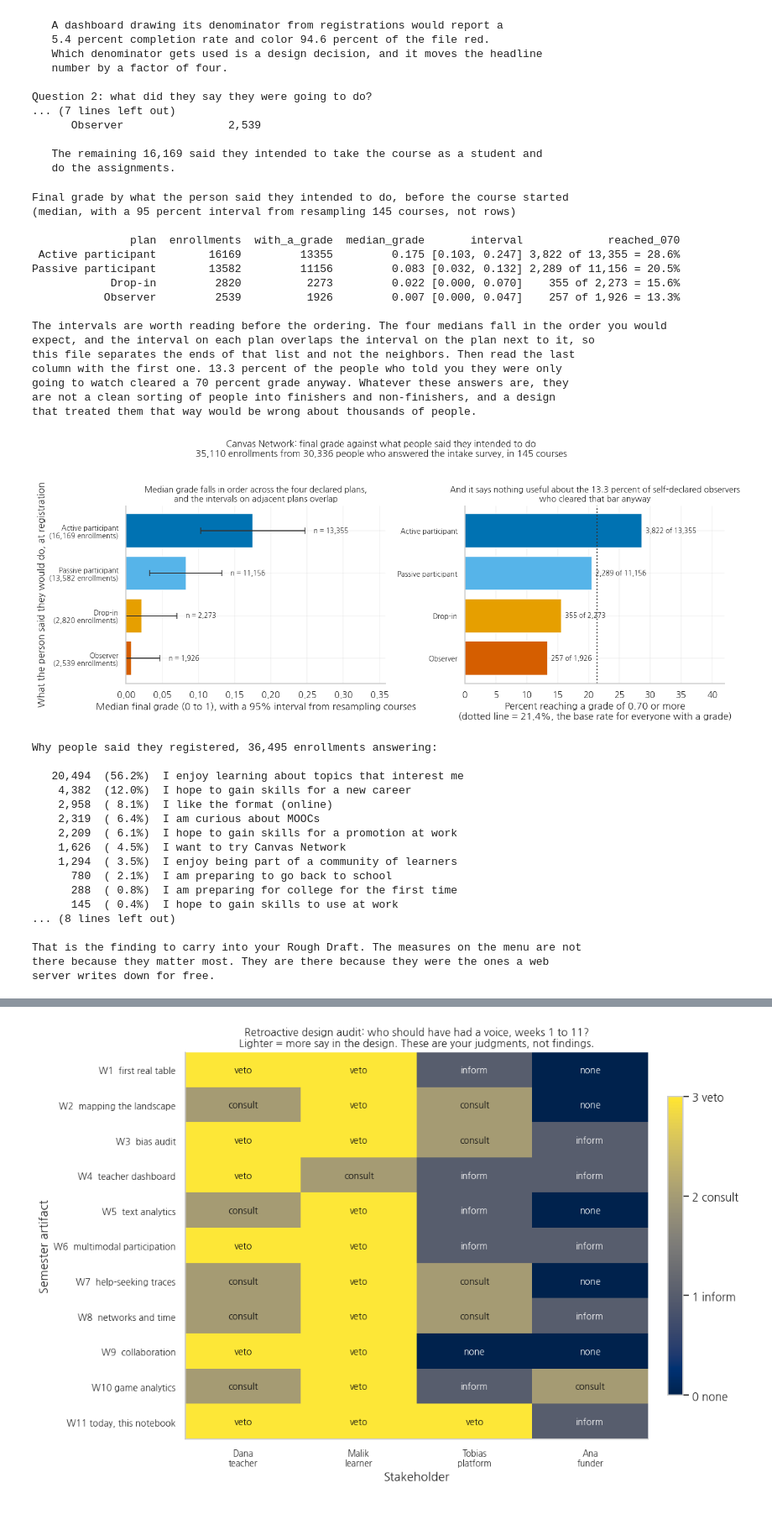
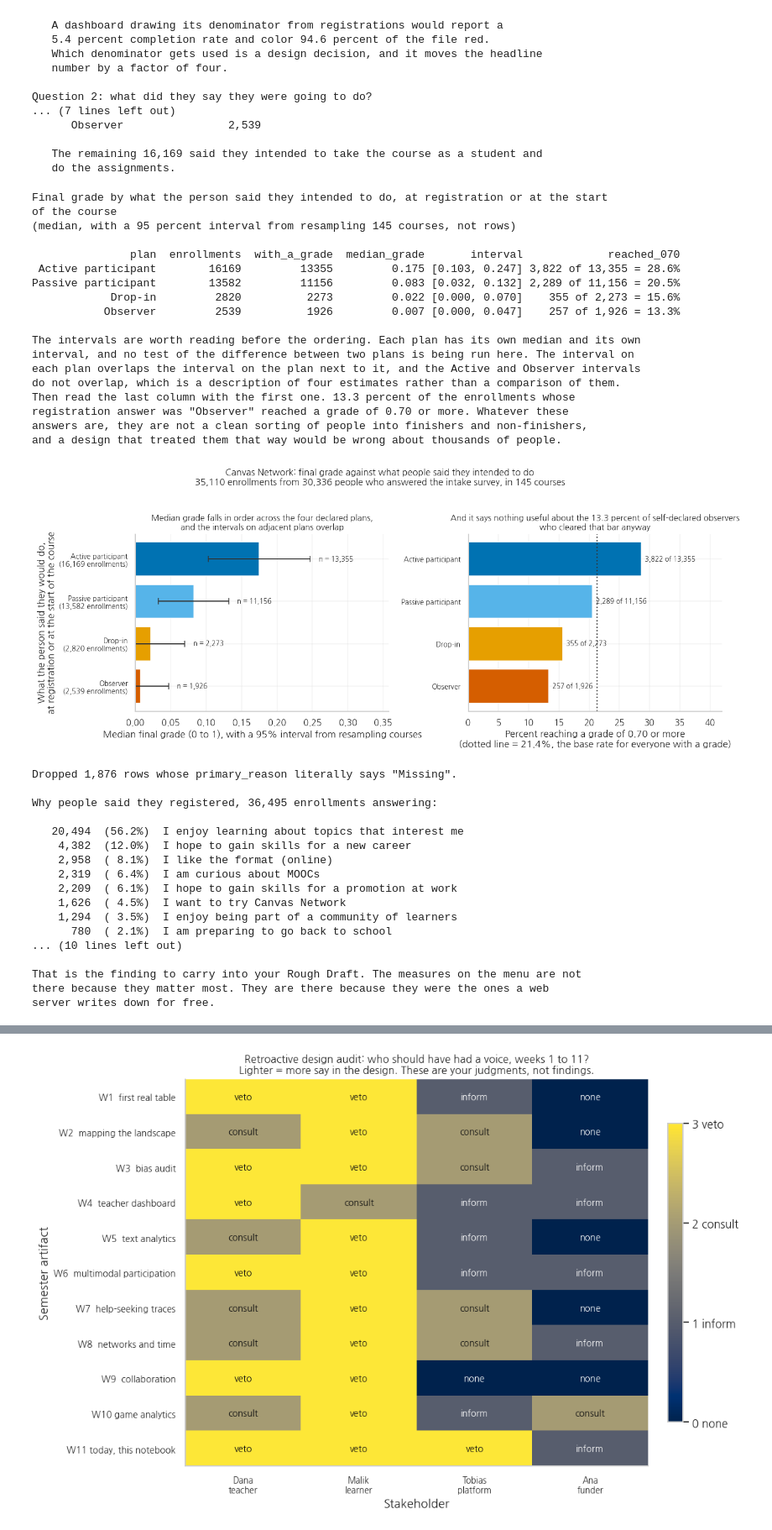
Before and after one commit to HakeoungLee/edis8100-teaching-learning-analytics, a Jupyter notebook: week11-codesign-studio/week11_codesign_studio.ipynb, the cells around one changed output, grey strips where cells are left out. Shown at 84% size. Cells and saved outputs as stored; diff of their text form; code cells hidden in the pictures.

```diff
--- a/week11-codesign-studio/week11_codesign_studio.ipynb
+++ b/week11-codesign-studio/week11_codesign_studio.ipynb
@@ -624,7 +657,7 @@ CATALOG = pd.DataFrame([
     dict(metric='ncontent', label='Percent of the course modules reached', unit='percent',
          direction='higher is better', mistaken_for='having understood the modules',
          act_teacher=2, act_learner=2, act_platform=1, act_funder=1, fears=''),
-    dict(metric='explored', label='Platform flag: reached at least half the modules', unit='0 or 1',
+    dict(metric='explored', label='Platform flag: documented as >=50% of modules', unit='0 or 1',
          direction='contested', mistaken_for='seriousness',
          act_teacher=1, act_learner=0, act_platform=2, act_funder=1, fears='learner'),
 ]).set_index('metric').loc[METRIC_KEYS]
@@ -1182,8 +1265,8 @@ for m in FOUR:
     sub = core.loc[t]
     vc = sub['course_id_DI'].value_counts()
     conc[m] = vc
-    print('   {:<10} spans {:>3} courses | biggest single course contributes {:>3} of {} ({:.0f}%)'
-          ' | {} distinct people'.format(m, sub['course_id_DI'].nunique(), vc.iloc[0], K,
+    print('   {:<10} spans {:>3} courses | biggest single course {} contributes {:>3} of {} ({:.0f}%)'
+          ' | {} distinct people'.format(m, sub['course_id_DI'].nunique(), vc.index[0], vc.iloc[0], K,
                                          100 * vc.iloc[0] / K, sub['userid_DI'].nunique()))
 print()
 big = conc['ndays_act'].index[0]
@@ -1195,8 +1278,7 @@ print('with {:,} enrollments in the common population and a median of {:.0f} act
 print('against a median of {:.0f} across the whole common population.'.format(core['ndays_act'].median()))
 print()
 print('So the funder\'s leaderboard is, to a first approximation, one course.')
-print('That is a fact about a course, and a funder who read it as a fact about people')
-print('would be making the mistake this whole section exists to prevent.')
+print('That is a fact about a course.')
 # %% [output]
 Where do the top 500 on each list actually come from?
 
@@ -1641,7 +1721,8 @@ def cluster_boot_median(frame, value_col, group_col, plan_col, plans, B=400, see
 
 ci = cluster_boot_median(survey, 'grade', 'course_id_DI', 'plan', PLAN_ORDER)
 
-print('Final grade by what the person said they intended to do, before the course started')
+print('Final grade by what the person said they intended to do, at registration or at the start')
+print('of the course')
 print('(median, with a 95 percent interval from resampling {} courses, not rows)'.format(
     survey['course_id_DI'].nunique()))
 print()
@@ -1657,16 +1738,18 @@ for pl in PLAN_ORDER:
 summary = pd.DataFrame(rows)
 print(summary.to_string(index=False))
 print()
-print('The intervals are worth reading before the ordering. The four medians fall in the order you would')
-print('expect, and the interval on each plan overlaps the interval on the plan next to it, so')
-print('this file separates the ends of that list and not the neighbors. Then read the last')
-print('column with the first one. {:.1f} percent of the people who told you they were only'.format(
+print('The intervals are worth reading before the ordering. Each plan has its own median and its own')
+print('interval, and no test of the difference between two plans is being run here. The interval on')
+print('each plan overlaps the interval on the plan next to it, and the Active and Observer intervals')
+print('do not overlap, which is a description of four estimates rather than a comparison of them.')
+print('Then read the last column with the first one. {:.1f} percent of the enrollments whose'.format(
     100 * (survey.loc[survey['plan'] == 'Observer', 'grade'].dropna() >= BAR).mean()))
-print('going to watch cleared a 70 percent grade anyway. Whatever these answers are, they')
-print('are not a clean sorting of people into finishers and non-finishers, and a design')
-print('that treated them that way would be wrong about thousands of people.')
+print('registration answer was "Observer" reached a grade of 0.70 or more. Whatever these')
+print('answers are, they are not a clean sorting of people into finishers and non-finishers,')
+print('and a design that treated them that way would be wrong about thousands of people.')
 # %% [output]
-Final grade by what the person said they intended to do, before the course started
+Final grade by what the person said they intended to do, at registration or at the start
+of the course
 (median, with a 95 percent interval from resampling 145 courses, not rows)
 
                plan  enrollments  with_a_grade  median_grade       interval             reached_070
@@ -1675,13 +1758,14 @@ Passive participant        13582         11156         0.083 [0.032, 0.132] 2,28
             Drop-in         2820          2273         0.022 [0.000, 0.070]    355 of 2,273 = 15.6%
            Observer         2539          1926         0.007 [0.000, 0.047]    257 of 1,926 = 13.3%
 
-The intervals are worth reading before the ordering. The four medians fall in the order you would
-expect, and the interval on each plan overlaps the interval on the plan next to it, so
-this file separates the ends of that list and not the neighbors. Then read the last
-column with the first one. 13.3 percent of the people who told you they were only
-going to watch cleared a 70 percent grade anyway. Whatever these answers are, they
-are not a clean sorting of people into finishers and non-finishers, and a design
-that treated them that way would be wrong about thousands of people.
+The intervals are worth reading before the ordering. Each plan has its own median and its own
+interval, and no test of the difference between two plans is being run here. The interval on
+each plan overlaps the interval on the plan next to it, and the Active and Observer intervals
+do not overlap, which is a description of four estimates rather than a comparison of them.
+Then read the last column with the first one. 13.3 percent of the enrollments whose
+registration answer was "Observer" reached a grade of 0.70 or more. Whatever these
+answers are, they are not a clean sorting of people into finishers and non-finishers,
+and a design that treated them that way would be wrong about thousands of people.
 # %%
 fig, axes = plt.subplots(1, 2, figsize=(12.4, 4.9))
 
@@ -1704,45 +1788,48 @@ ax.set_yticklabels(['{}\n({:,} enrollments)'.format(pl, int((survey['plan'] == p
 ax.invert_yaxis()
 ax.set_xlim(0, max(his) * 1.45)
 ax.set_xlabel('Median final grade (0 to 1), with a 95% interval from resampling courses')
-ax.set_ylabel('What the person said they would do, at registration')
+ax.set_ylabel('What the person said they would do,\nat registration or at the start of the course')
 ax.set_title('Median grade falls in order across the four declared plans,\n'
              'and the intervals on adjacent plans overlap', fontsize=10.5)
 
 # Right: share reaching the 70 percent bar, counts on the bars
 ax = axes[1]
 share = [100 * (survey.loc[survey['plan'] == pl, 'grade'].dropna() >= BAR).mean()
          for pl in PLAN_ORDER]
 ax.barh(y, share, color=cols, edgecolor='white')
 for i, pl in enumerate(PLAN_ORDER):
     g = survey.loc[survey['plan'] == pl, 'grade'].dropna()
     ax.text(share[i] + 0.6, i, '{:,} of {:,}'.format(int((g >= BAR).sum()), len(g)),
             va='center', fontsize=8.5)
 base = 100 * (pc['grade'].dropna() >= BAR).mean()
 ax.axvline(base, color='#333333', linestyle=':', linewidth=1.6)
 ax.set_yticks(y)
 ax.set_yticklabels(PLAN_ORDER, fontsize=9)
 ax.invert_yaxis()
 ax.set_xlim(0, 42)
 ax.set_xlabel('Percent reaching a grade of 0.70 or more\n'
               '(dotted line = {:.1f}%, the base rate for everyone with a grade)'.format(base))
 ax.set_ylabel('')
 obs = survey.loc[survey['plan'] == 'Observer', 'grade'].dropna()
 ax.set_title('And it says nothing useful about the {:.1f} percent of self-declared observers\n'
              'who cleared that bar anyway'.format(100 * (obs >= BAR).mean()), fontsize=10.5)
 
 fig.suptitle('Canvas Network: final grade against what people said they intended to do\n'
              '{:,} enrollments from {:,} people who answered the intake survey, in {} courses'
              .format(len(survey), survey['userid_DI'].nunique(),
                      survey['course_id_DI'].nunique()), fontsize=11.5, y=1.04)
 plt.tight_layout()
 plt.show()
 # %% [output]
-[figure, old version]
+[figure, new version]
 # %%
 # And what did they say they came for?
 reasons = pc['primary_reason'].dropna()
 reasons = reasons[reasons != 'Missing']
 top = reasons.value_counts()
+print('Dropped {:,} rows whose primary_reason literally says "Missing".'.format(
+    int((pc['primary_reason'] == 'Missing').sum())))
+print()
 print('Why people said they registered, {:,} enrollments answering:'.format(len(reasons)))
 print()
 for lbl, n in top.items():
@@ -1761,6 +1848,8 @@ print('That is the finding to carry into your Rough Draft. The measures on the m
 print('there because they matter most. They are there because they were the ones a web')
 print('server writes down for free.')
 # %% [output]
+Dropped 1,876 rows whose primary_reason literally says "Missing".
+
 Why people said they registered, 36,495 enrollments answering:
 
    20,494  (56.2%)  I enjoy learning about topics that interest me
@@ -1771,9 +1860,7 @@ Why people said they registered, 36,495 enrollments answering:
     1,626  ( 4.5%)  I want to try Canvas Network
     1,294  ( 3.5%)  I enjoy being part of a community of learners
       780  ( 2.1%)  I am preparing to go back to school
-      288  ( 0.8%)  I am preparing for college for the first time
-      145  ( 0.4%)  I hope to gain skills to use at work
-... (8 lines left out)
+... (10 lines left out)
 
 That is the finding to carry into your Rough Draft. The measures on the menu are not
 there because they matter most. They are there because they were the ones a web
```
Also changed, not shown: parts of 43 cells of this notebook, 5 other files.
